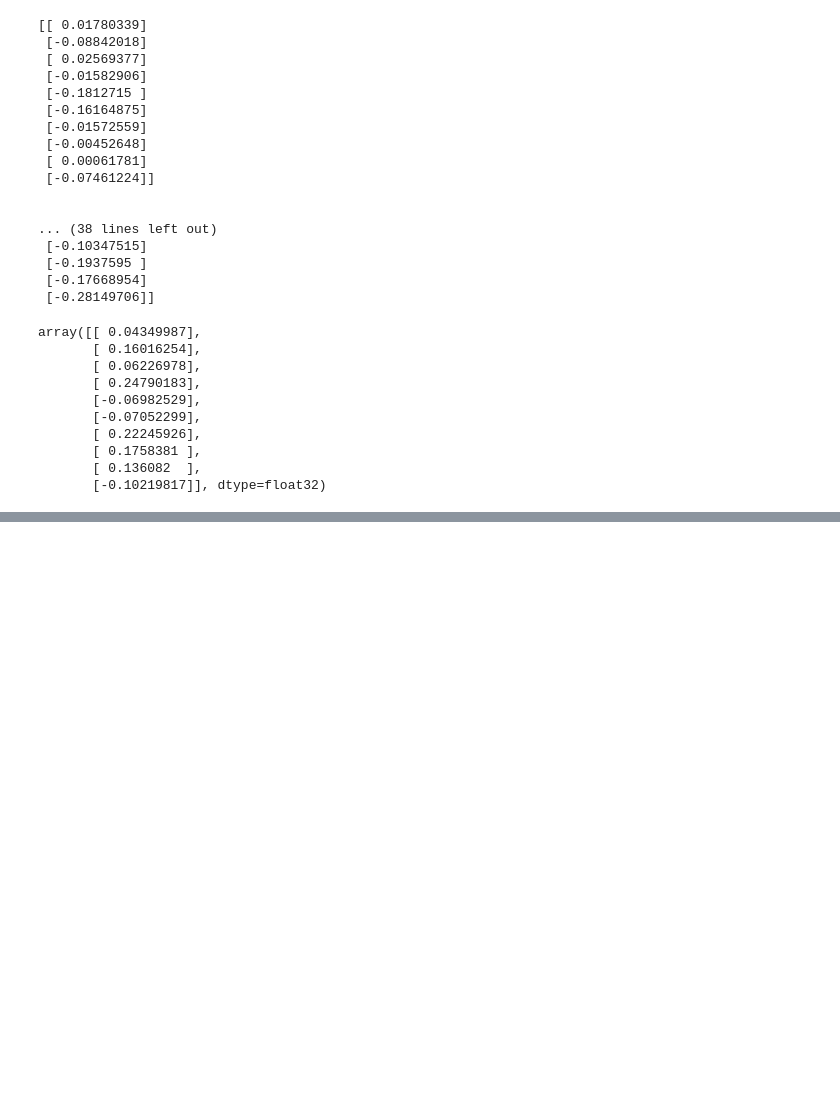
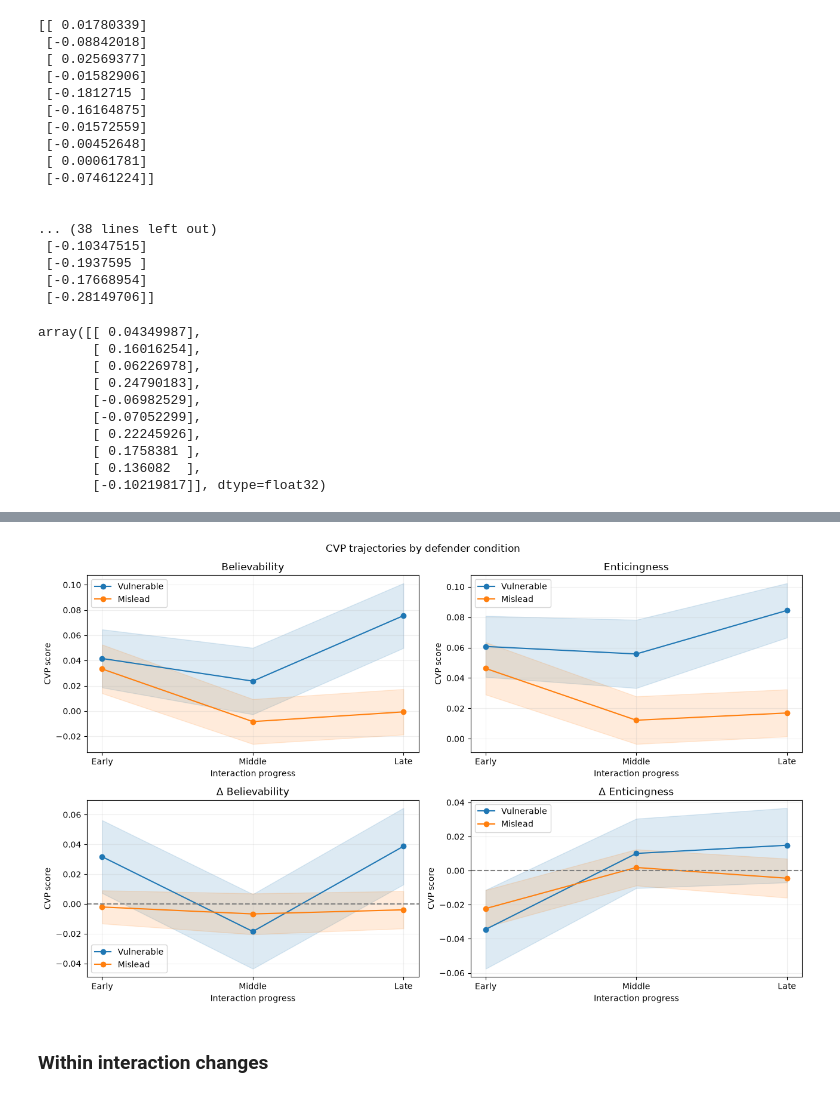
Before and after one commit to Niels-Engedal/honeyval, a Jupyter notebook: scripts/nlp/analysis_scripts/dev_inspection_notebook.ipynb, the cells around one changed output, grey strips where cells are left out. Saved outputs shown, nothing was run; the diff lists cells and outputs as text; code cells hidden in the pictures; blank space fills up the shorter version.

```diff
--- a/scripts/nlp/analysis_scripts/dev_inspection_notebook.ipynb
+++ b/scripts/nlp/analysis_scripts/dev_inspection_notebook.ipynb
@@ -224,0 +631,56 @@ array([[ 0.04349987],
+# %%
+fig, axes = plt.subplots(2, 2, figsize=(13, 8))
+
+metrics = [
+    ("believability", "Believability"),
+    ("enticingness", "Enticingness"),
+    ("delta_believability", "Δ Believability"),
+    ("delta_enticingness", "Δ Enticingness"),
+]
+
+phases = ["Early", "Middle", "Late"]
+x = np.arange(len(phases))
+
+for ax, (metric, title) in zip(axes.flat, metrics):
+
+    for condition in ["vulnerable", "mislead"]:
+
+        subset = df_phases.loc[
+            df_phases["defender_prompt_strategy"] == condition
+        ]
+
+        stats = (
+            subset.groupby("phase", observed=True)[metric]
+            .agg(["mean", "sem"])
+            .reindex(phases)
+        )
+
+        mean = stats["mean"].to_numpy(dtype=float)
+        error = stats["sem"].fillna(0).to_numpy(dtype=float) * 1.96
+
+        line, = ax.plot(
+            x, mean, marker="o", label=condition.capitalize()
+        )
+
+        ax.fill_between(
+            x, mean - error, mean + error,
+            color=line.get_color(), alpha=0.15
+        )
+
+    if metric.startswith("delta"):
+        ax.axhline(0, color="gray", linestyle="--")
+
+    ax.set_xticks(x, phases)
+    ax.set_title(title)
+    ax.set_ylabel("CVP score")
+    ax.set_xlabel("Interaction progress")
+    ax.grid(alpha=0.2)
+    ax.legend()
+
+plt.suptitle("CVP trajectories by defender condition")
+plt.tight_layout()
+plt.show()
+# %% [output]
+[figure, added]
+# %% [markdown]
+### Within interaction changes
```
Also changed, not shown: parts of 31 cells of this notebook.
